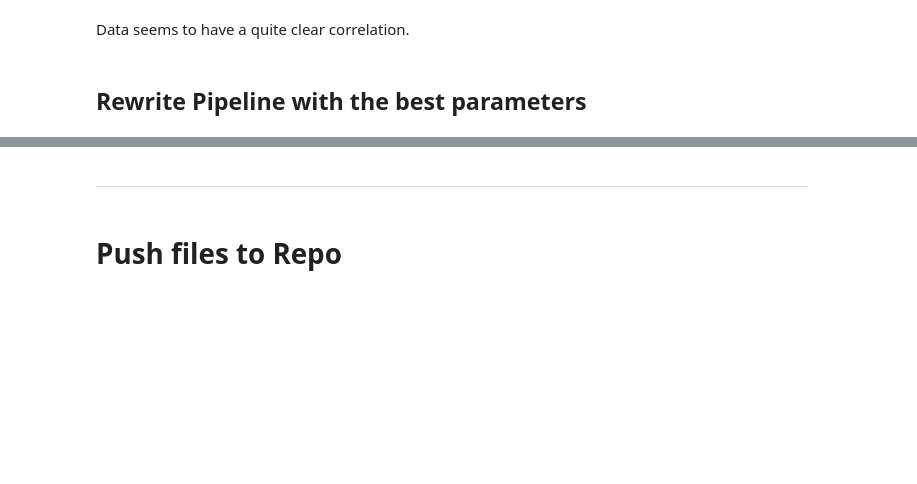
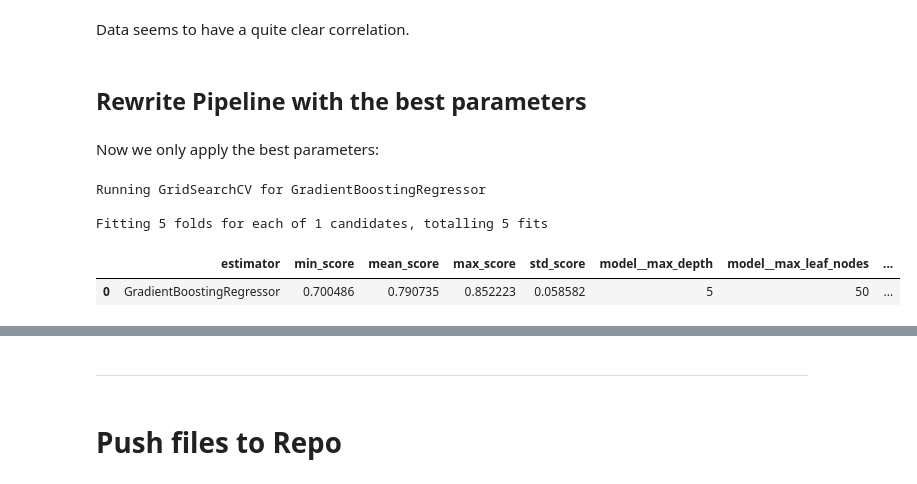
Before and after one commit to MariaHochstoeger/heritage-housing-issues, a Jupyter notebook: jupyter_notebooks/05_ModelingAndEvaluation.ipynb, the cells around one changed output, grey strips where cells are left out. Drawn from its saved outputs; the diff is of its cells as text; code cells hidden in the pictures; blank space fills up the shorter version.

Commit message:
rewrite pipeline with best parameters

```diff
--- a/jupyter_notebooks/05_ModelingAndEvaluation.ipynb
+++ b/jupyter_notebooks/05_ModelingAndEvaluation.ipynb
@@ -560,0 +587,30 @@ Data seems to have a quite clear correlation.
+# %% [markdown]
+Now we only apply the best parameters:
+# %%
+models_search = {
+    "GradientBoostingRegressor":GradientBoostingRegressor(random_state=0),
+}
+
+params_search = {"GradientBoostingRegressor":{
+        'model__max_depth': [5],
+        'model__max_leaf_nodes': [50],
+        'model__min_samples_leaf': [10],
+        'model__min_samples_split': [25],
+        'model__n_estimators': [75],
+        'model__subsample': [0.8],
+   }}
+# %%
+search = HyperparameterOptimizationSearch(models=models_search, params=params_search)
+search.fit(X_train, y_train,
+           scoring = 'r2',
+           n_jobs=-1, cv=5)
+# %% [output]
+Running GridSearchCV for GradientBoostingRegressor
+
+Fitting 5 folds for each of 1 candidates, totalling 5 fits
+# %%
+grid_search_summary, grid_search_pipelines = search.score_summary(sort_by='mean_score')
+grid_search_summary
+# %% [output]
+|  | estimator | min_score | mean_score | max_score | std_score | model__max_depth | model__max_leaf_nodes | ... |
+| 0 | GradientBoostingRegressor | 0.700486 | 0.790735 | 0.852223 | 0.058582 | 5 | 50 | ... |
```
Also changed, not shown: parts of 2 cells of this notebook.
